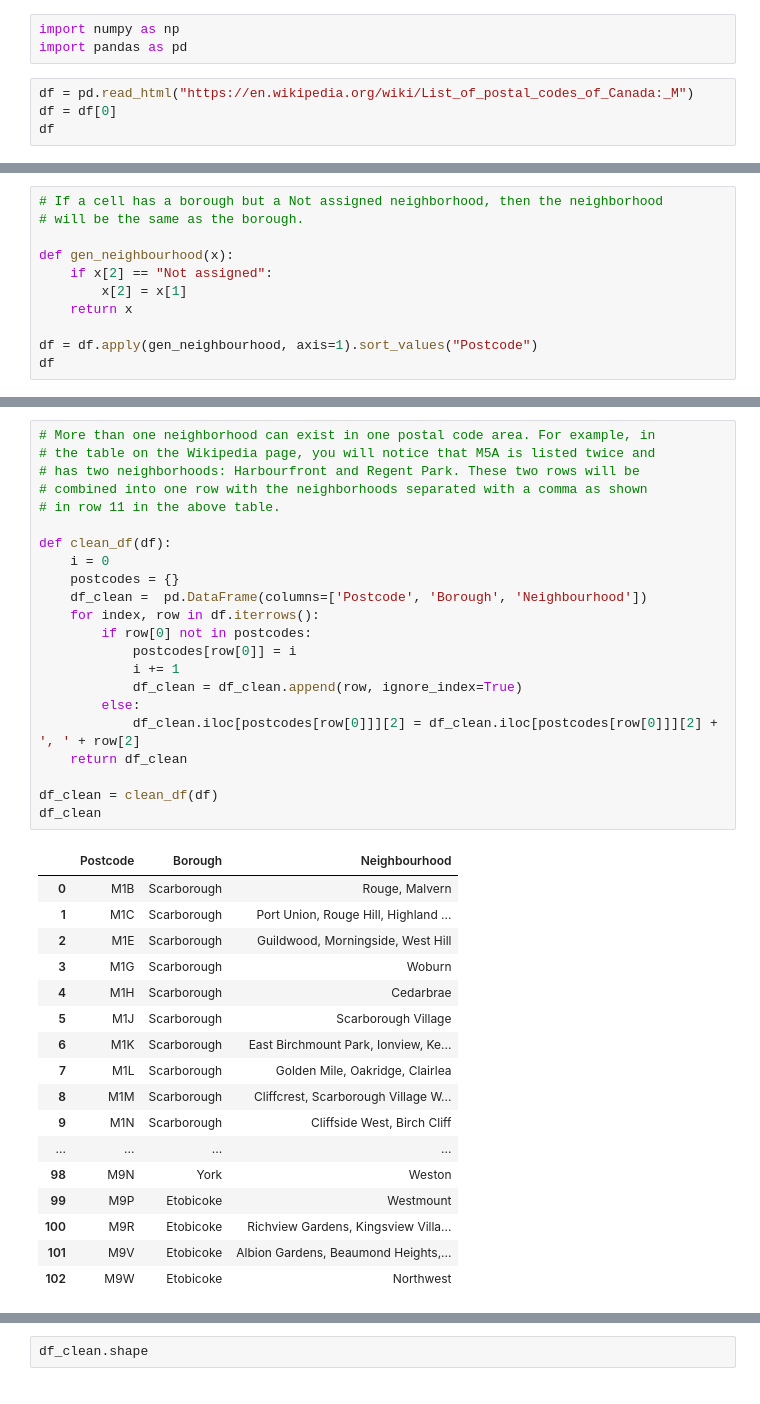
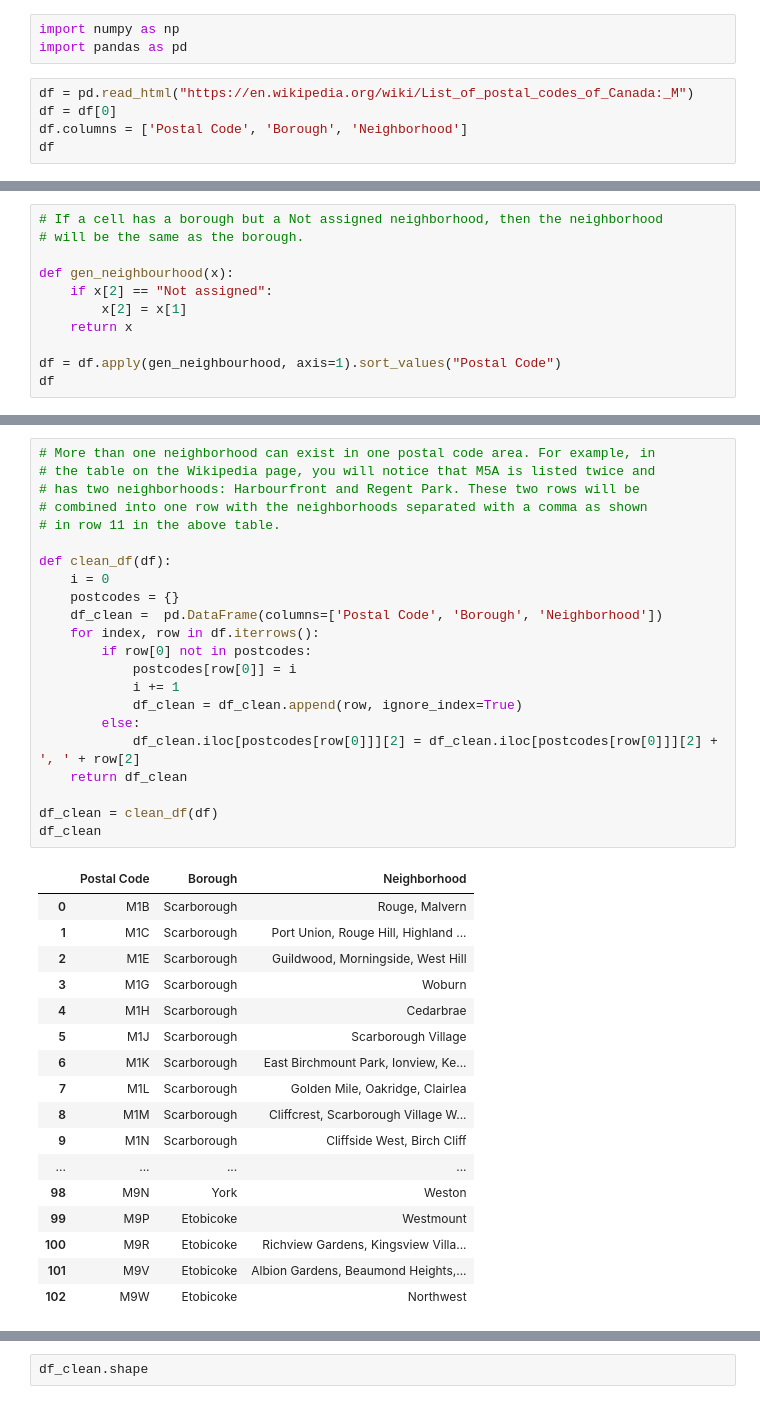
Before and after one commit to zyf0717/Coursera_Capstone, a Jupyter notebook: week_3_assignment_part_1.ipynb, the cells around one changed output, grey strips where cells are left out. Drawn from its saved outputs; the diff is of its cells as text.

```diff
--- a/week_3_assignment_part_1.ipynb
+++ b/week_3_assignment_part_1.ipynb
@@ -4,5 +4,6 @@ import pandas as pd
 # %%
 df = pd.read_html("https://en.wikipedia.org/wiki/List_of_postal_codes_of_Canada:_M")
 df = df[0]
+df.columns = ['Postal Code', 'Borough', 'Neighborhood']
 df
 # %% [output]
@@ -58,6 +59,6 @@ def gen_neighbourhood(x):
         x[2] = x[1]
     return x
 
-df = df.apply(gen_neighbourhood, axis=1).sort_values("Postcode")
+df = df.apply(gen_neighbourhood, axis=1).sort_values("Postal Code")
 df
 # %% [output]
@@ -82,27 +83,27 @@ df
 # %%
 # More than one neighborhood can exist in one postal code area. For example, in
 # the table on the Wikipedia page, you will notice that M5A is listed twice and
 # has two neighborhoods: Harbourfront and Regent Park. These two rows will be
 # combined into one row with the neighborhoods separated with a comma as shown
 # in row 11 in the above table.
 
 def clean_df(df):
     i = 0
     postcodes = {}
-    df_clean =  pd.DataFrame(columns=['Postcode', 'Borough', 'Neighbourhood'])
+    df_clean =  pd.DataFrame(columns=['Postal Code', 'Borough', 'Neighborhood'])
     for index, row in df.iterrows():
         if row[0] not in postcodes:
             postcodes[row[0]] = i
             i += 1
             df_clean = df_clean.append(row, ignore_index=True)
         else:
             df_clean.iloc[postcodes[row[0]]][2] = df_clean.iloc[postcodes[row[0]]][2] + ', ' + row[2]
     return df_clean
 
 df_clean = clean_df(df)
 df_clean
 # %% [output]
-|  | Postcode | Borough | Neighbourhood |
+|  | Postal Code | Borough | Neighborhood |
 | 0 | M1B | Scarborough | Rouge, Malvern |
 | 1 | M1C | Scarborough | Port Union, Rouge Hill, Highland ... |
 | 2 | M1E | Scarborough | Guildwood, Morningside, West Hill |
```
Also changed, not shown: parts of 3 cells of this notebook.
